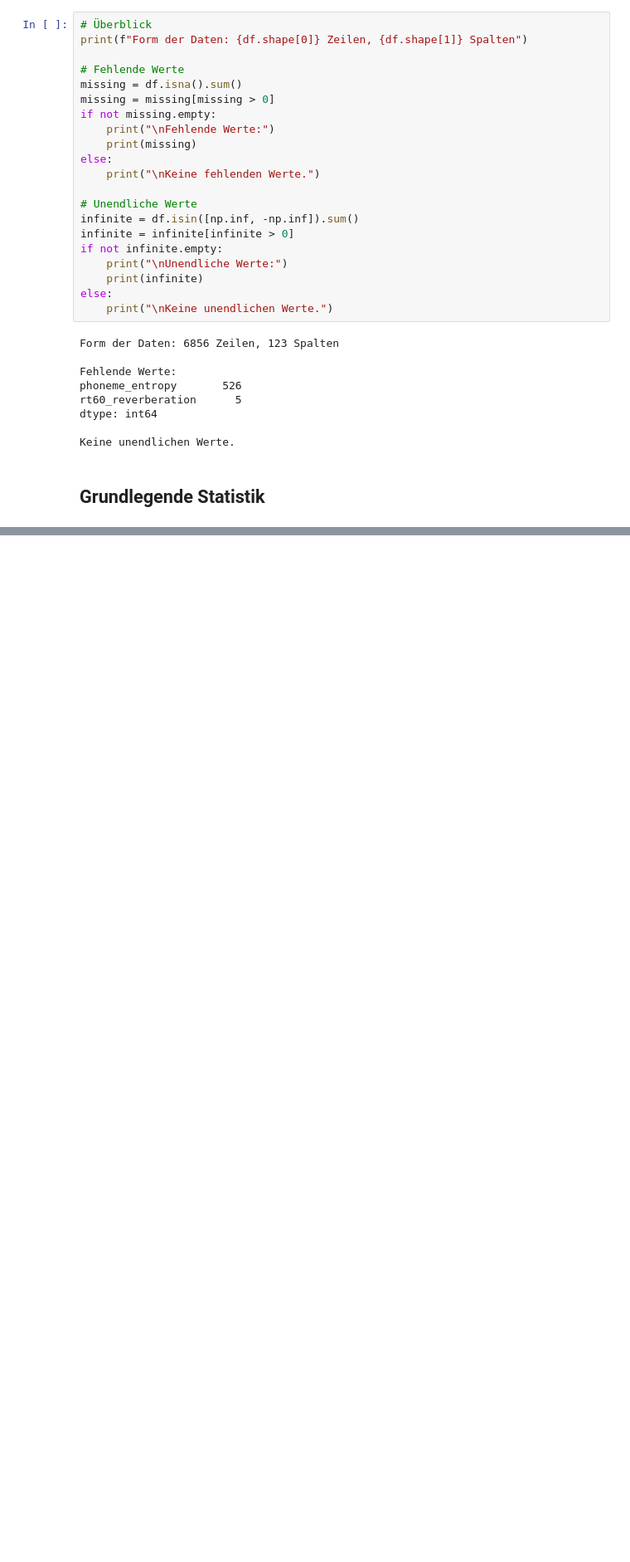
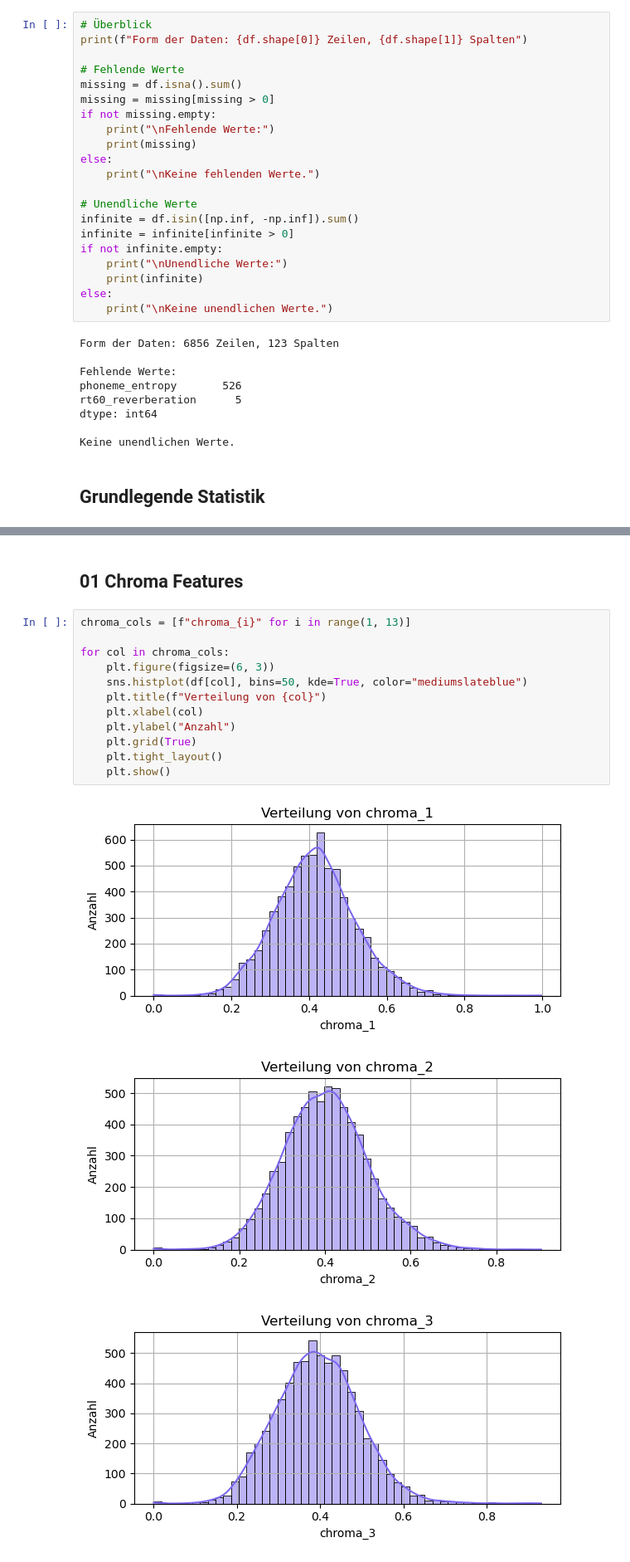
Before and after one commit to propostus/masterarbeit, a Jupyter notebook: notebooks/inspect_features_10h_250609.ipynb, the cells around one changed output, grey strips where cells are left out. Shown at 83% size. Drawn from its saved outputs; the diff is of its cells as text; blank space fills up the shorter version.

```diff
--- a/notebooks/inspect_features_10h_250609.ipynb
+++ b/notebooks/inspect_features_10h_250609.ipynb
@@ -80,0 +83,18 @@ df_overview.describe().T
+# %% [markdown]
+## 01 Chroma Features
+# %%
+chroma_cols = [f"chroma_{i}" for i in range(1, 13)]
+
+for col in chroma_cols:
+    plt.figure(figsize=(6, 3))
+    sns.histplot(df[col], bins=50, kde=True, color="mediumslateblue")
+    plt.title(f"Verteilung von {col}")
+    plt.xlabel(col)
+    plt.ylabel("Anzahl")
+    plt.grid(True)
+    plt.tight_layout()
+    plt.show()
+# %% [output]
+[figure, added]
+[figure, added]
+[figure, added]
```
Also changed, not shown: parts of 58 cells of this notebook.
